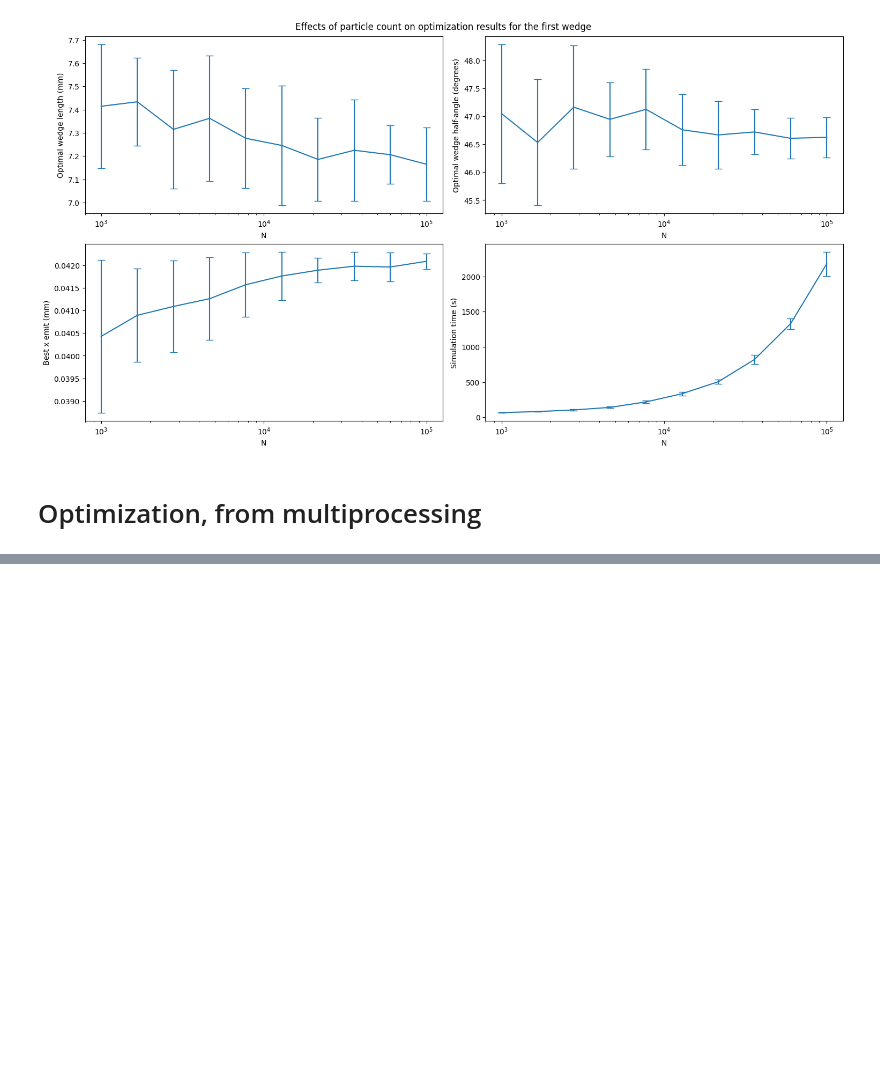
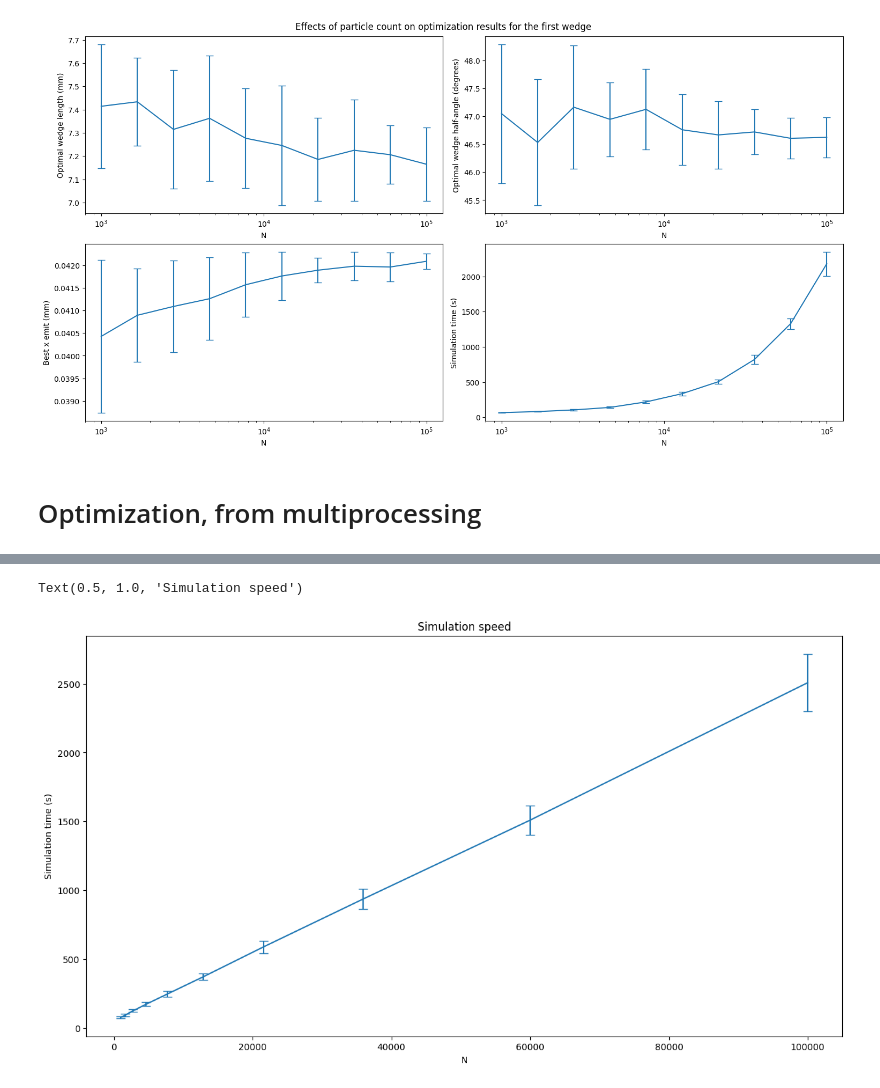
Before and after one commit to kdp-lab/muC-final-cooling, a Jupyter notebook: accuracy.ipynb, the cells around one changed output, grey strips where cells are left out. Drawn from its saved outputs; the diff is of its cells as text; code cells hidden in the pictures; blank space fills up the shorter version.

```diff
--- a/accuracy.ipynb
+++ b/accuracy.ipynb
@@ -252,0 +265,10 @@ Text(0.5, 0.98, 'Effects of particle count on optimization results for the first
+# %%
+fig, ax = plt.subplots()
+fig.set_size_inches(15, 8)
+ax.errorbar(*qmap_to_arrays(x_range, calc_quantity(lambda x: x[1], results)), capsize=5)
+ax.set_xlabel("N")
+ax.set_ylabel(r"Simulation time (s)")
+ax.set_title("Simulation speed")
+# %% [output]
+Text(0.5, 1.0, 'Simulation speed')
+[figure, added]
```
Also changed, not shown: parts of 2 cells of this notebook, 3 other files.
